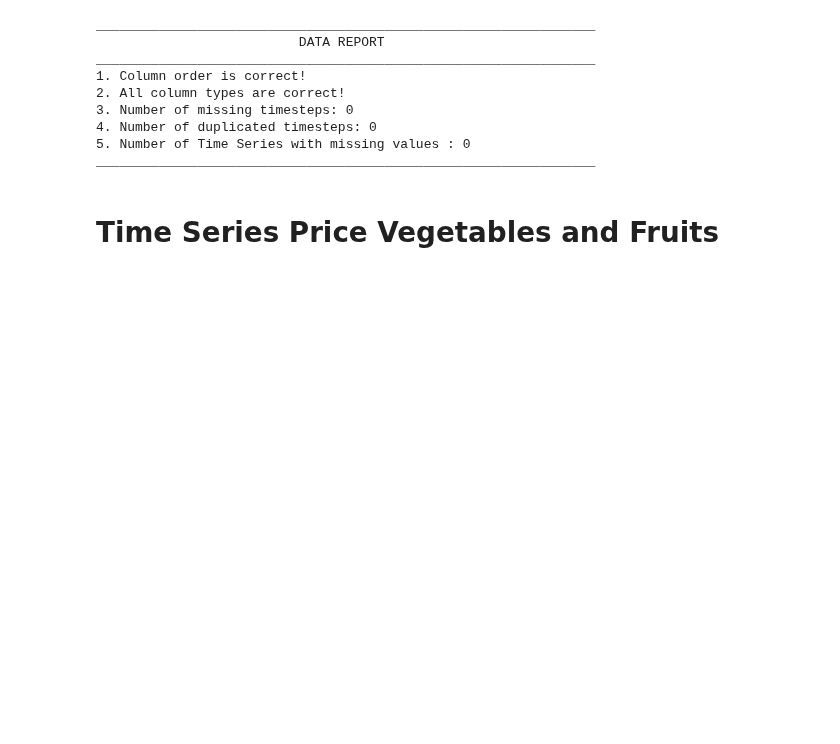
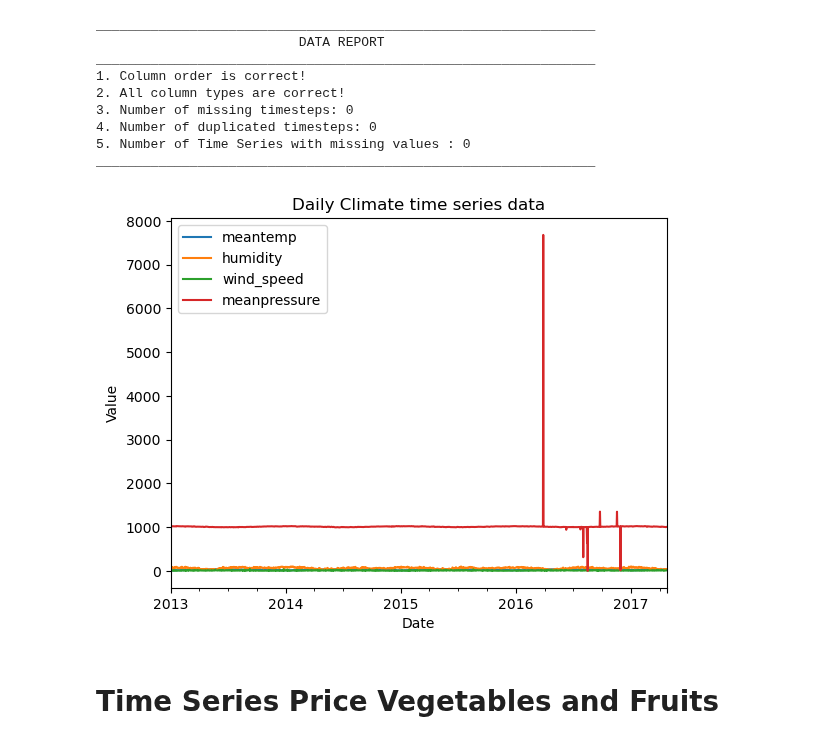
Before and after one commit to MiguelLoureiro98/timecave, a Jupyter notebook: experiments/data_preprocessing.ipynb, the cells around one changed output. Saved outputs shown, nothing was run; the diff lists cells and outputs as text; code cells hidden in the pictures; blank space fills up the shorter version.

```diff
--- a/experiments/data_preprocessing.ipynb
+++ b/experiments/data_preprocessing.ipynb
@@ -62,6 +62,10 @@ ________________________________________________________________
 ________________________________________________________________
 # %%
 #correct4.to_csv('datasets/processed_data/DailyDelhiClimate_12052024.csv', index=False)
+# %%
+plot_time_series(correct4, title="Daily Climate time series data")
+# %% [output]
+[figure, added]
 # %% [markdown]
 # Time Series Price Vegetables and Fruits
 # %%
```
Also changed, not shown: parts of 14 cells of this notebook, 2 other files.
